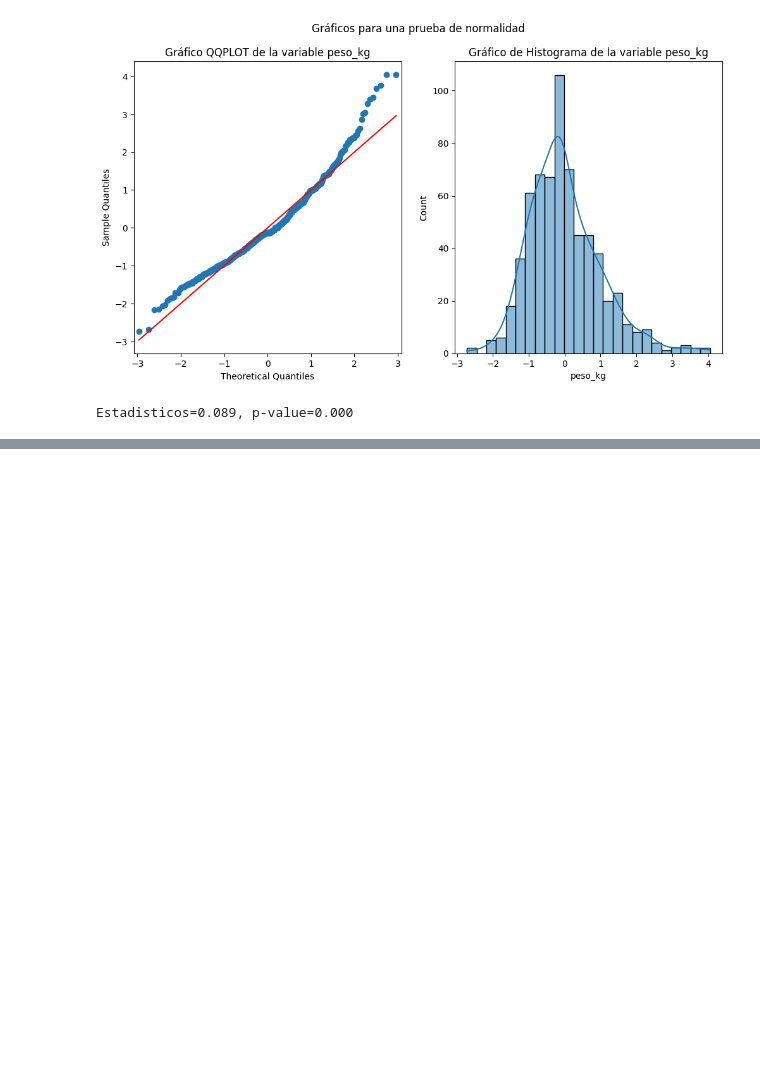
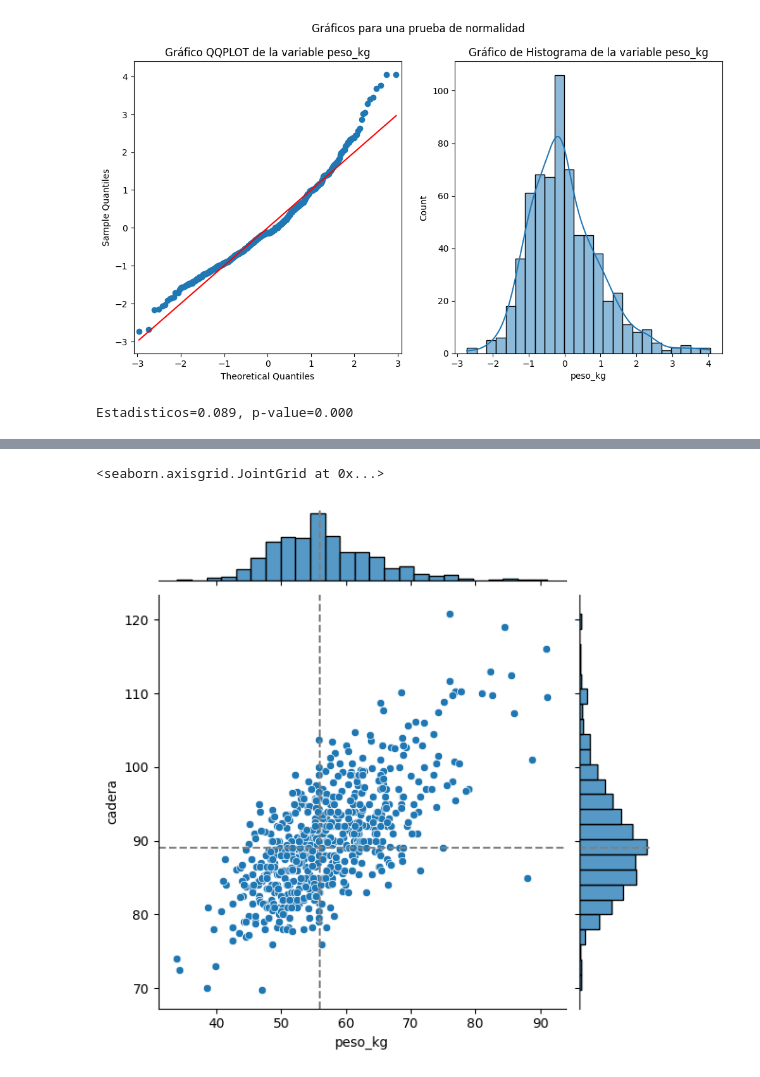
Before and after one commit to gcontrerasx/Ciencia-de-Datos-y-ML-con-Python, a Jupyter notebook: M2_Proyecto_No_3_Inferencial.ipynb, the cells around one changed output, grey strips where cells are left out. Saved outputs shown, nothing was run; the diff lists cells and outputs as text; code cells hidden in the pictures; blank space fills up the shorter version.

```diff
--- a/M2_Proyecto_No_3_Inferencial.ipynb
+++ b/M2_Proyecto_No_3_Inferencial.ipynb
@@ -465,0 +477,7 @@ Estadisticos=0.089, p-value=0.000
+# %%
+g = sns.JointGrid(x="peso_kg", y="cadera", data=df_num, palette = "ch:s=.50,rot=-.35")
+g.plot(sns.scatterplot, sns.histplot)
+g.refline(x=56, y=89)
+# %% [output]
+<seaborn.axisgrid.JointGrid at 0x...>
+[figure, added]
```
Also changed, not shown: parts of 11 cells of this notebook.
